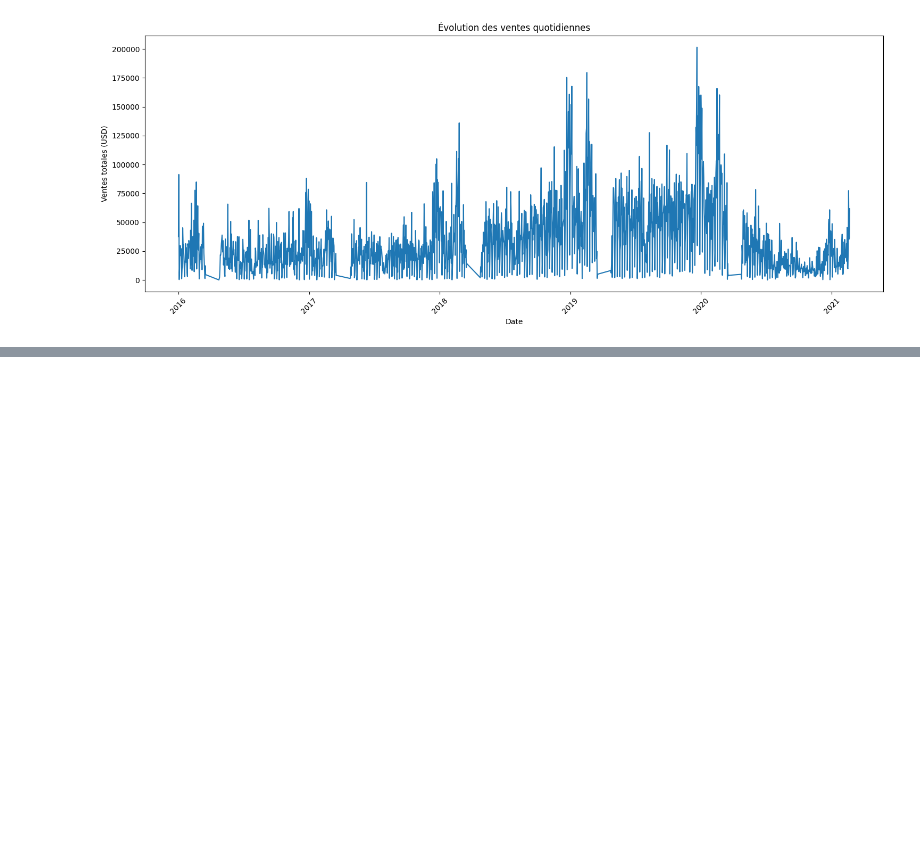
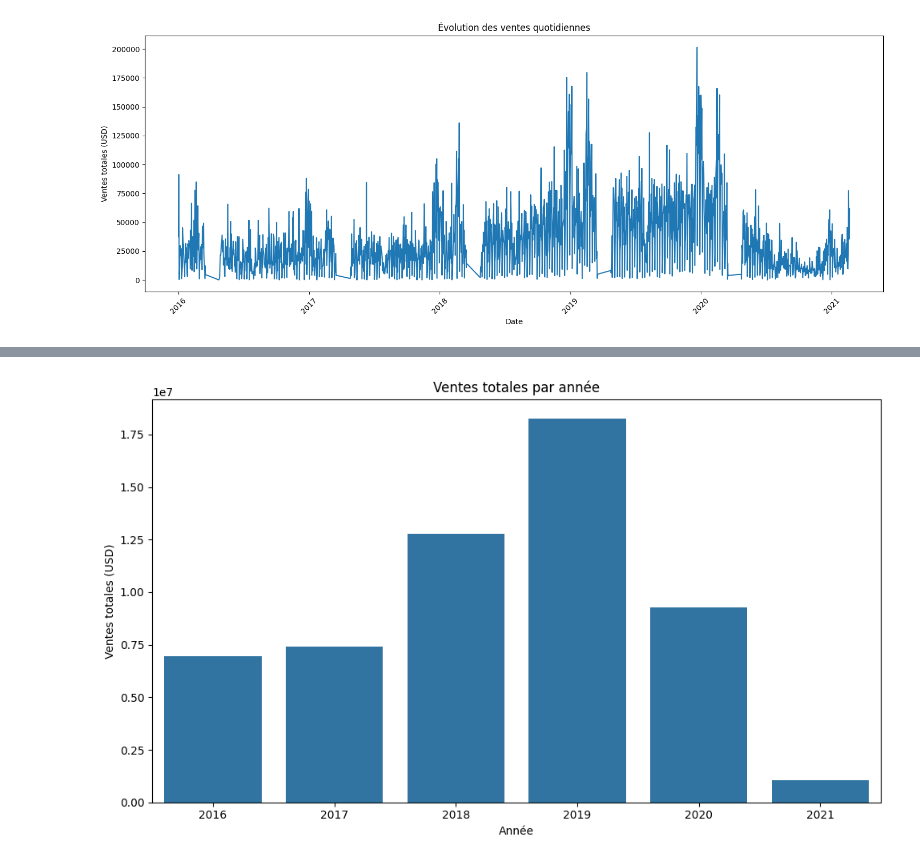
Before and after one commit to lamaranadiallo/Analyse-Ventes-Electronic, a Jupyter notebook: Analyse_electronic.ipynb, the cells around one changed output, grey strips where cells are left out. Cells and saved outputs as stored; diff of their text form; code cells hidden in the pictures; blank space fills up the shorter version.

```diff
--- a/Analyse_electronic.ipynb
+++ b/Analyse_electronic.ipynb
@@ -245,0 +283,15 @@ plt.show()
+# %%
+# 4. Comparaison des ventes annuelles
+
+yearly_sales = merged_sales.groupby('Year')['Amount USD'].sum().reset_index()
+
+plt.figure(figsize=(10, 6))
+sns.barplot(x='Year', y='Amount USD', data=yearly_sales)
+plt.title('Ventes totales par année')
+plt.xlabel('Année')
+plt.ylabel('Ventes totales (USD)')
+plt.tight_layout()
+plt.savefig("imgs/ventes_totale_par_an.png")
+plt.show()
+# %% [output]
+[figure, added]
```
Also changed, not shown: parts of 29 cells of this notebook, 13 other files.
